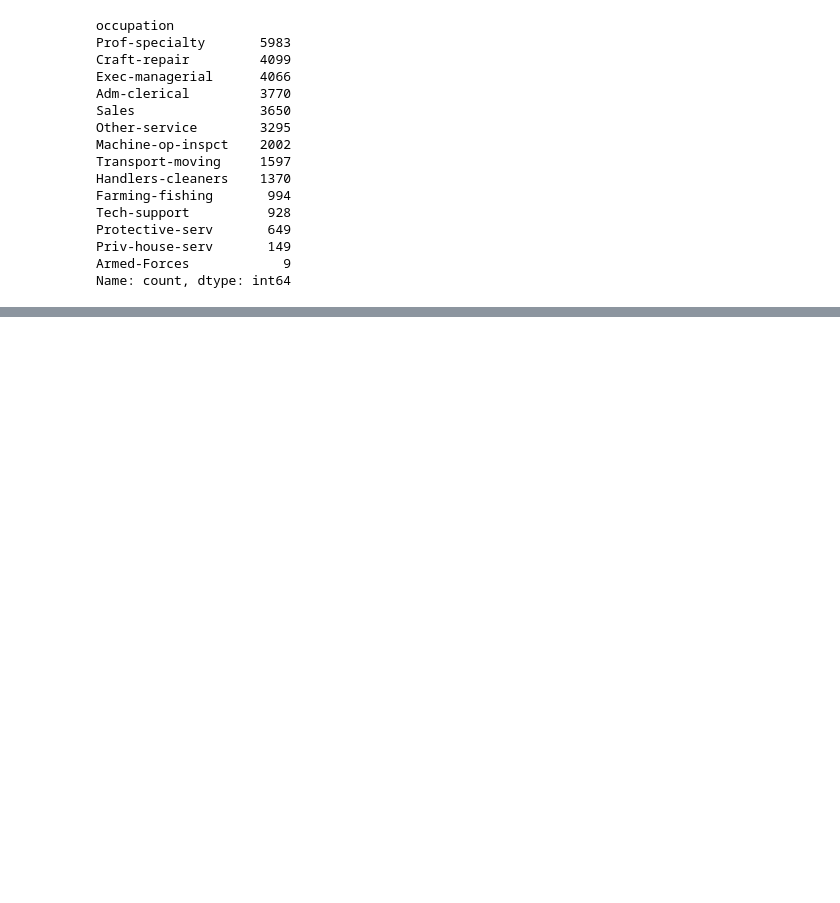
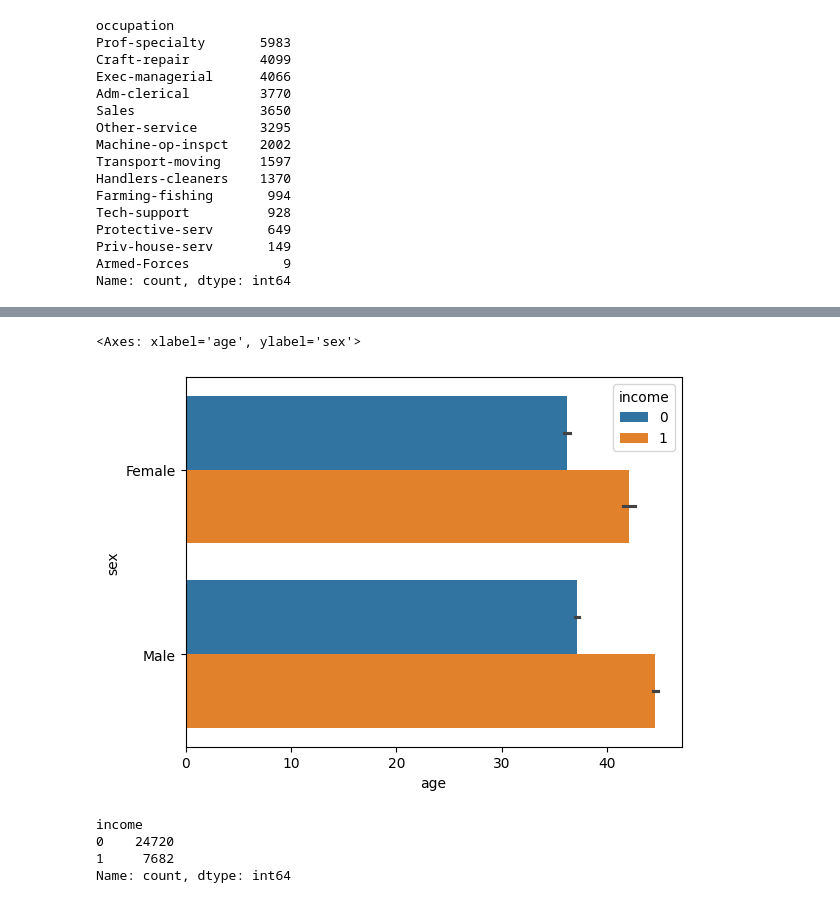
Before and after one commit to Bison619/Adult-Census-Income-Prediction, a Jupyter notebook: Income-pred.ipynb, the cells around one changed output, grey strips where cells are left out. Drawn from its saved outputs; the diff is of its cells as text; code cells hidden in the pictures; blank space fills up the shorter version.

```diff
--- a/Income-pred.ipynb
+++ b/Income-pred.ipynb
@@ -186,0 +187,5 @@ array(['>50K'], dtype=object)
+# %%
+sns.barplot(data=df, x ='age', y='sex',hue= 'income')
+# %% [output]
+<Axes: xlabel='age', ylabel='sex'>
+[figure, added]
@@ -186,0 +195,7 @@ array(['>50K'], dtype=object)
+# %%
+df['income'].value_counts()
+# %% [output]
+income
+0    24720
+1     7682
+Name: count, dtype: int64
```
Also changed, not shown: parts of 19 cells of this notebook.
